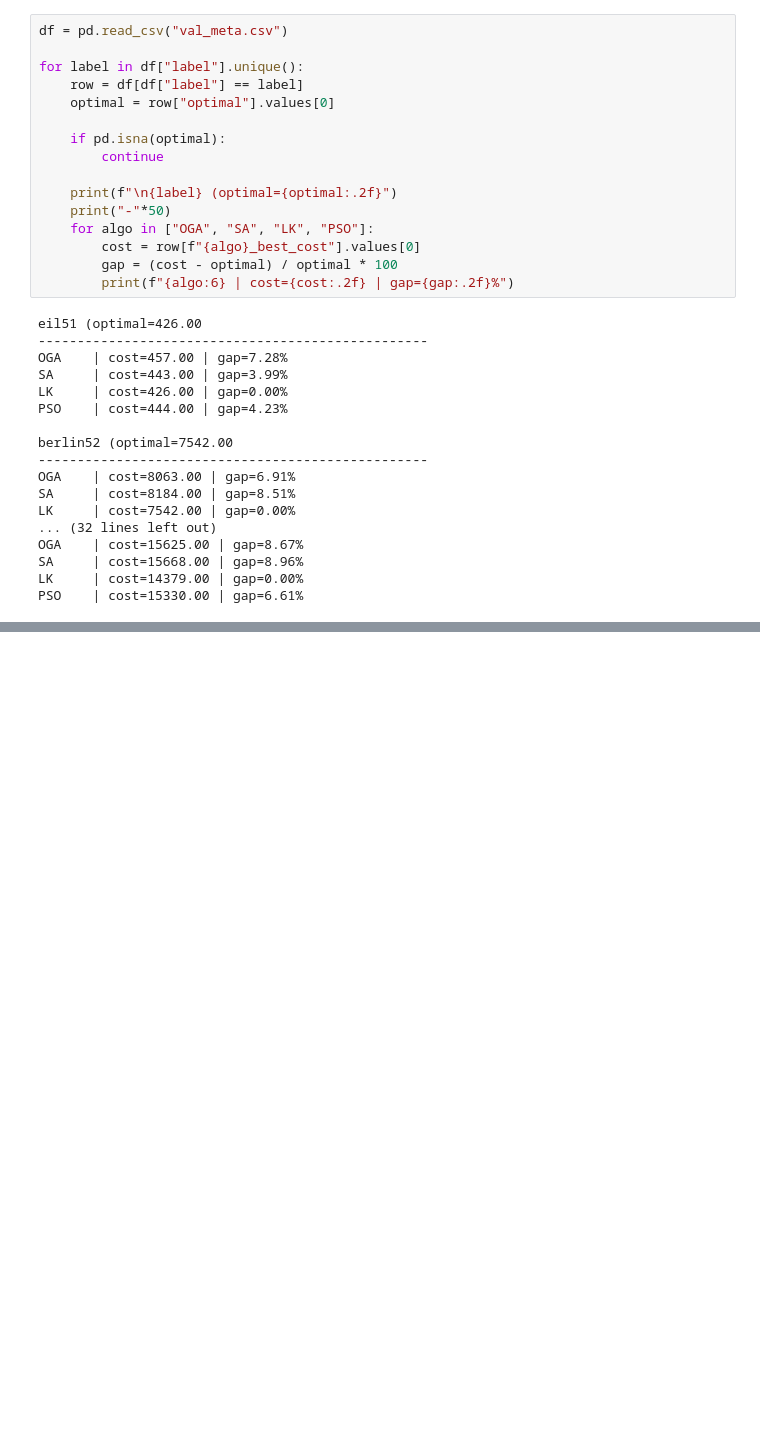
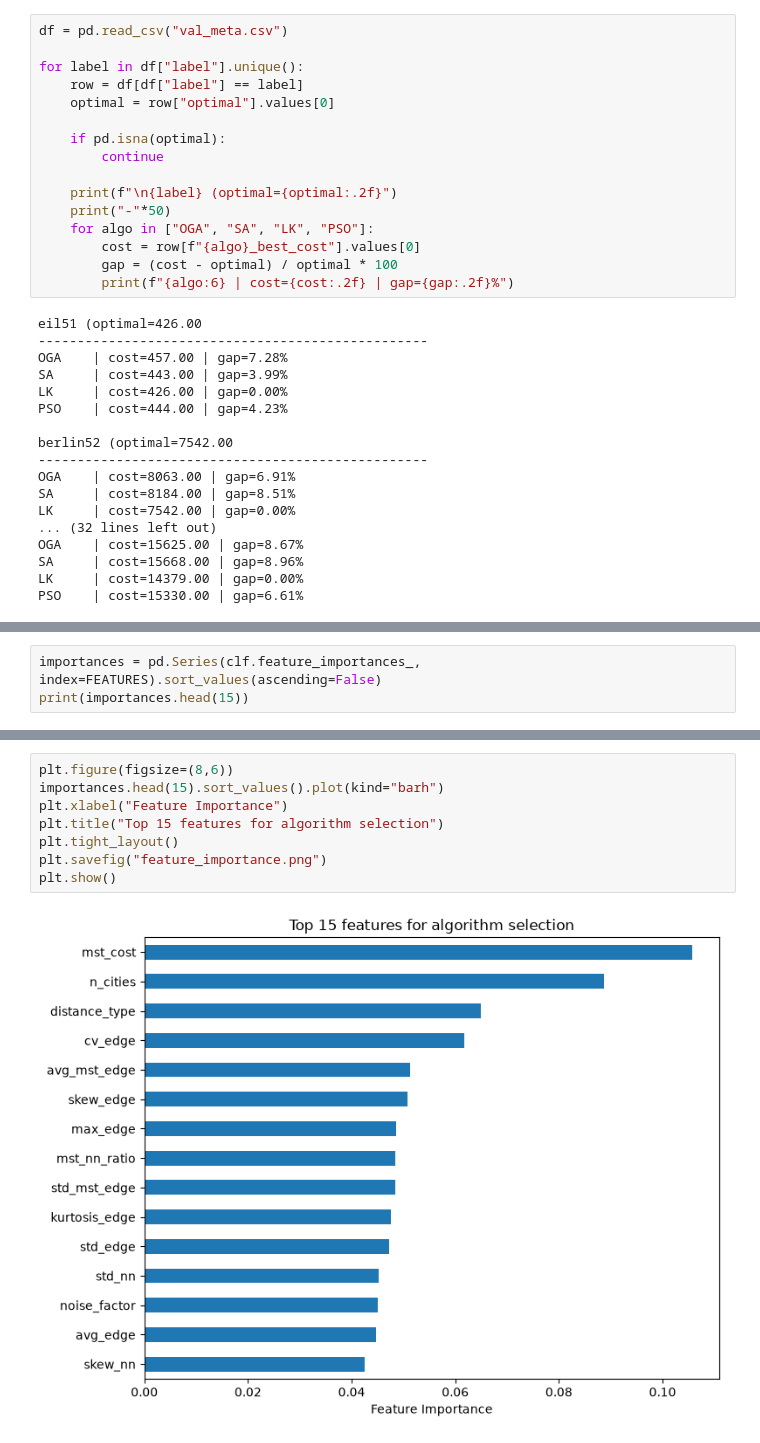
Before and after one commit to shawngp/TSP-Meta-Learning-ML-Model, a Jupyter notebook: tsp_gen.ipynb, the cells around one changed output, grey strips where cells are left out. Drawn from its saved outputs; the diff is of its cells as text; blank space fills up the shorter version.

```diff
--- a/tsp_gen.ipynb
+++ b/tsp_gen.ipynb
@@ -871,0 +1023,3 @@ PSO    | cost=15330.00 | gap=6.61%
+# %%
+importances = pd.Series(clf.feature_importances_, index=FEATURES).sort_values(ascending=False)
+print(importances.head(15))
@@ -871,0 +1043,10 @@ PSO    | cost=15330.00 | gap=6.61%
+# %%
+plt.figure(figsize=(8,6))
+importances.head(15).sort_values().plot(kind="barh")
+plt.xlabel("Feature Importance")
+plt.title("Top 15 features for algorithm selection")
+plt.tight_layout()
+plt.savefig("feature_importance.png")
+plt.show()
+# %% [output]
+[figure, added]
```
Also changed, not shown: parts of 8 cells of this notebook.
